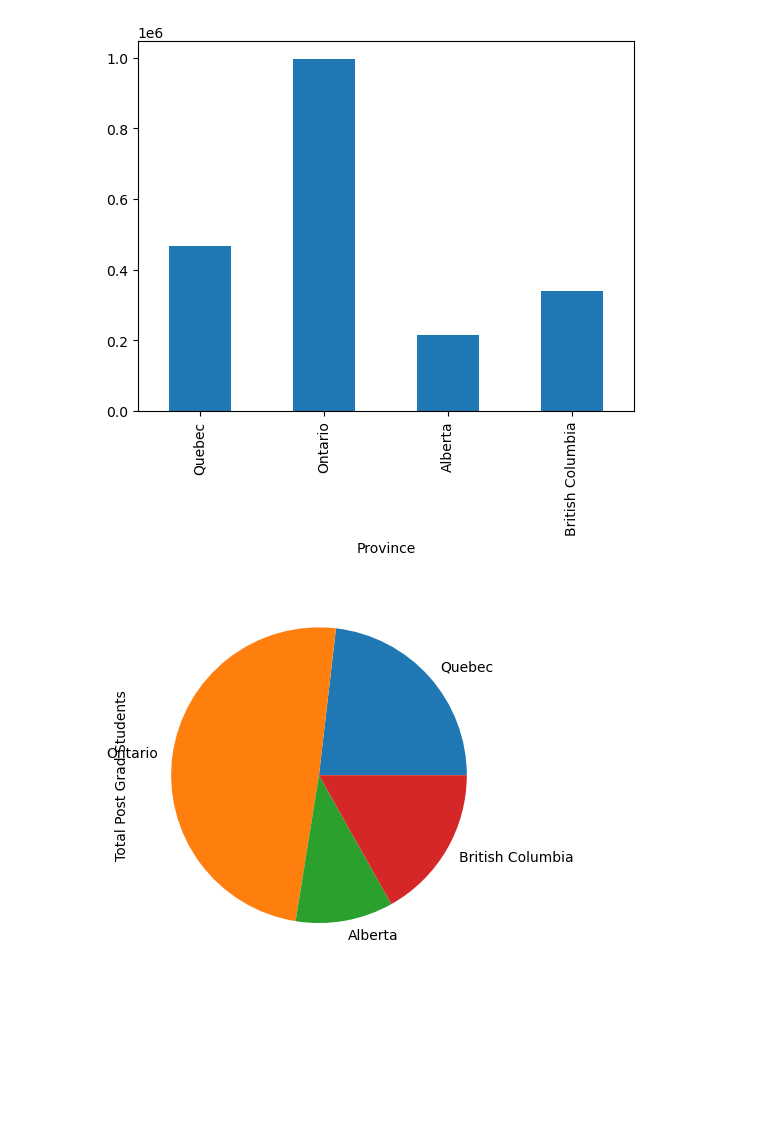
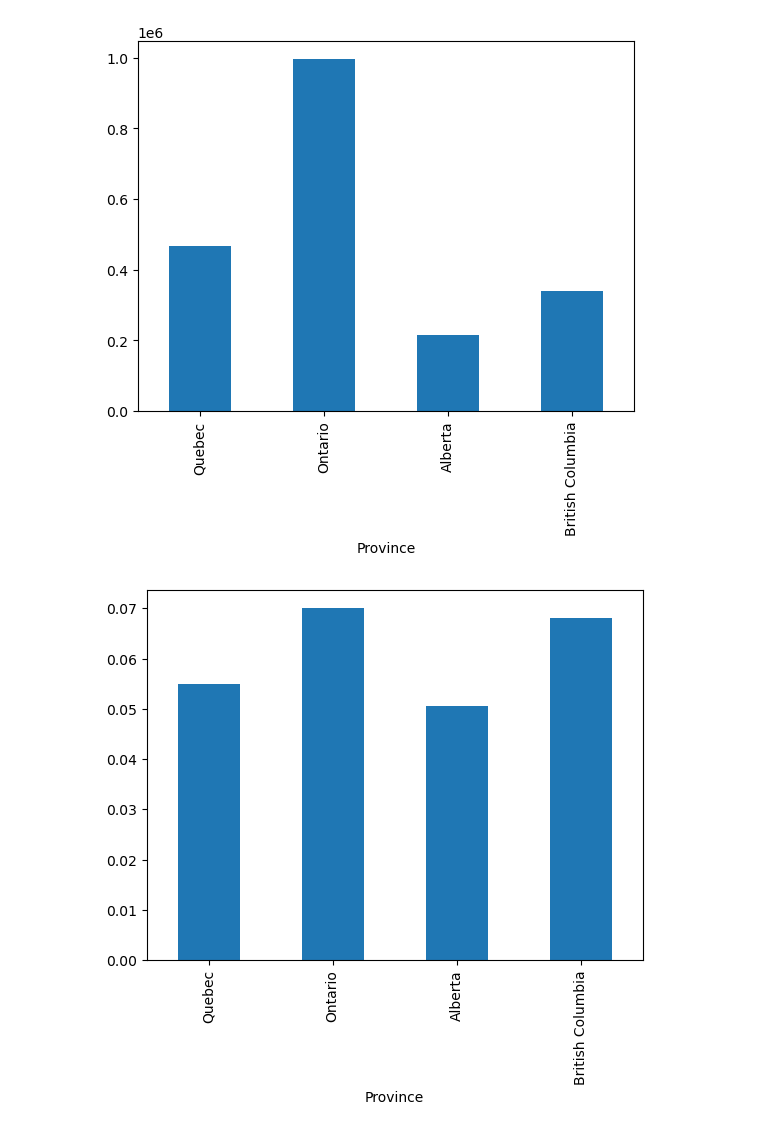
Before and after one commit to BehnooshNasri/project_one, a Jupyter notebook: Esi_Income_Analysis.ipynb, the cells around one changed output. Drawn from its saved outputs; the diff is of its cells as text; code cells hidden in the pictures; blank space fills up the shorter version.

```diff
--- a/Esi_Income_Analysis.ipynb
+++ b/Esi_Income_Analysis.ipynb
@@ -76,8 +130,3 @@ grad_graph.plot(kind='bar')
 plt.show()
 # %% [output]
 [figure]
-# %%
-grad_graph.plot(kind='pie')
-plt.show()
-# %% [output]
-[figure, removed]
@@ -92,0 +133,7 @@ plt.show()
+# %%
+percapita_graph = combined_df['Post Grad Per Capita']
+
+percapita_graph.plot(kind='bar')
+plt.show()
+# %% [output]
+[figure, added]
```
Also changed, not shown: parts of 11 cells of this notebook, 1 other file.
